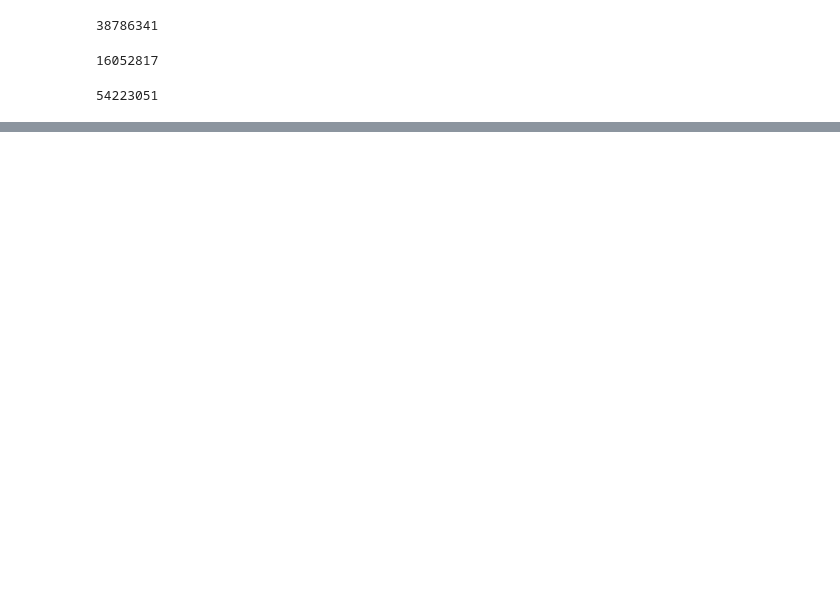
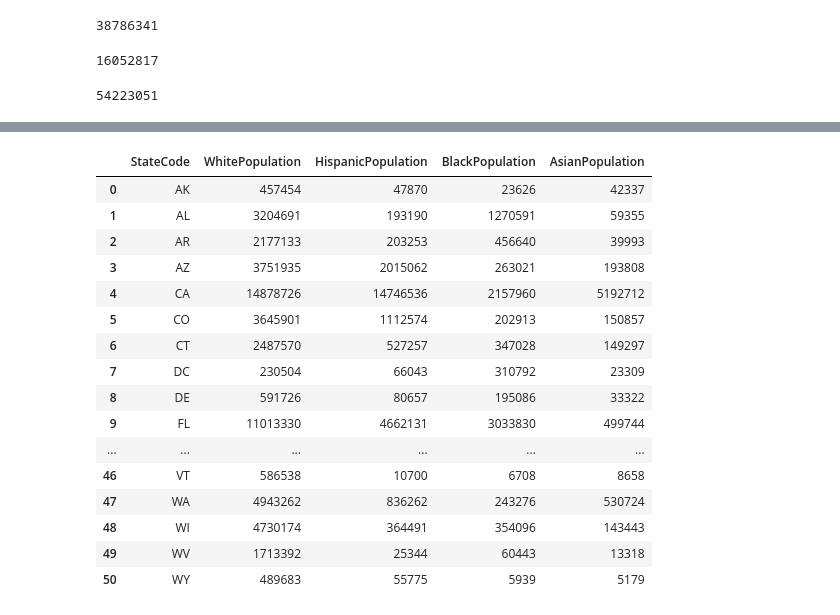
Before and after one commit to bimal-parajuli/data-visualization-us-demographics-dataset, a Jupyter notebook: Untitled.ipynb, the cells around one changed output, grey strips where cells are left out. Drawn from its saved outputs; the diff is of its cells as text; code cells hidden in the pictures; blank space fills up the shorter version.

```diff
--- a/Untitled.ipynb
+++ b/Untitled.ipynb
@@ -77,0 +98,11 @@ white_by_state['Population'].sum()
+# %%
+__tmp1df = pd.merge(white_by_state, hispanic_by_state, right_on='StateCode', left_on='StateCode')
+__tmp1df.columns = ['StateCode', 'WhitePopulation', 'HispanicPopulation']
+# __tmp1df
+# %%
+__tmp2df = pd.merge(black_by_state, asian_by_state, right_on='StateCode', left_on='StateCode')
+__tmp2df.columns = ['StateCode', 'BlackPopulation', 'AsianPopulation']
+# __tmp2df
+# %%
+minority_df = pd.merge(__tmp1df, __tmp2df, right_on='StateCode', left_on='StateCode')
+# minority_df
@@ -375,0 +277,20 @@ The dash_html_components package is deprecated. Please replace
+# %%
+minority_df
+# %% [output]
+|  | StateCode | WhitePopulation | HispanicPopulation | BlackPopulation | AsianPopulation |
+| 0 | AK | 457454 | 47870 | 23626 | 42337 |
+| 1 | AL | 3204691 | 193190 | 1270591 | 59355 |
+| 2 | AR | 2177133 | 203253 | 456640 | 39993 |
+| 3 | AZ | 3751935 | 2015062 | 263021 | 193808 |
+| 4 | CA | 14878726 | 14746536 | 2157960 | 5192712 |
+| 5 | CO | 3645901 | 1112574 | 202913 | 150857 |
+| 6 | CT | 2487570 | 527257 | 347028 | 149297 |
+| 7 | DC | 230504 | 66043 | 310792 | 23309 |
+| 8 | DE | 591726 | 80657 | 195086 | 33322 |
+| 9 | FL | 11013330 | 4662131 | 3033830 | 499744 |
+| ... | ... | ... | ... | ... | ... |
+| 46 | VT | 586538 | 10700 | 6708 | 8658 |
+| 47 | WA | 4943262 | 836262 | 243276 | 530724 |
+| 48 | WI | 4730174 | 364491 | 354096 | 143443 |
+| 49 | WV | 1713392 | 25344 | 60443 | 13318 |
+| 50 | WY | 489683 | 55775 | 5939 | 5179 |
```
Also changed, not shown: parts of 14 cells of this notebook.
